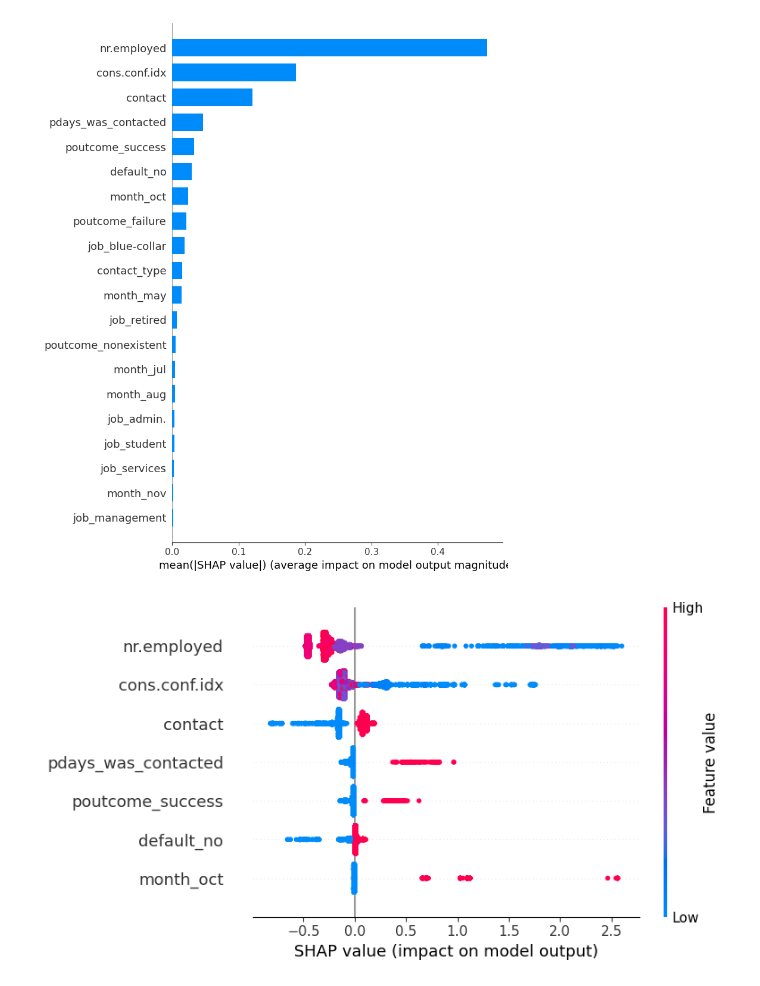
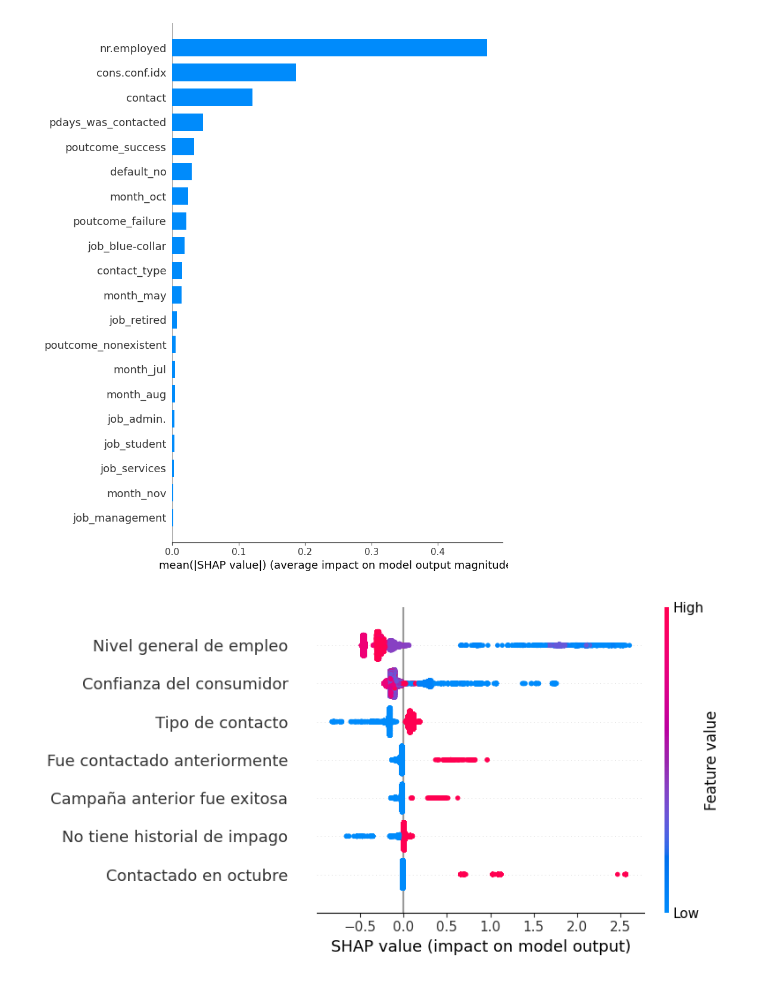
Before and after one commit to aramosc09/prueba-tecnica-banorte, a Jupyter notebook: main.ipynb, the cells around one changed output. Saved outputs shown, nothing was run; the diff lists cells and outputs as text; code cells hidden in the pictures.

```diff
--- a/mynotebook.ipynb
+++ b/main.ipynb
@@ -1409,30 +1406,39 @@ ALIFT (Area under Lift Curve): 0.7714
 [figure]
 [figure]
 [figure]
-# %%
-# TOP 7 SHAP
-import shap
-
-# Extraer nombres de features
-X_test_df = pd.DataFrame(X_test, columns=features)
-
-# Obtener valores SHAP
-explainer = shap.Explainer(final_model)
-shap_values = explainer(X_test_df)
-
-# Calcular importancia media absoluta
-shap_values_df = pd.DataFrame(shap_values.values, columns=X_test_df.columns)
-mean_abs_shap = shap_values_df.abs().mean().sort_values(ascending=False)
-
-# Seleccionar top 7
-top_7_features = mean_abs_shap.head(7).index.tolist()
-top_7_indices = [X_test_df.columns.get_loc(f) for f in top_7_features]
-
-# Filtrar valores SHAP y X_test para esas columnas
-top_7_shap_values = shap_values[:, top_7_indices]
-top_7_X_test_df = X_test_df[top_7_features]
-
-# Mostrar plot SHAP de resumen para top 7
-shap.summary_plot(top_7_shap_values, top_7_X_test_df, plot_type="dot")
-# %% [output]
-[figure, removed]
+# %%
+# TOP 7
+import shap
+
+X_test_df = pd.DataFrame(X_test, columns=features)
+
+#  SHAP values
+explainer = shap.Explainer(final_model)
+shap_values = explainer(X_test_df)
+
+shap_values_df = pd.DataFrame(shap_values.values, columns=X_test_df.columns)
+mean_abs_shap = shap_values_df.abs().mean().sort_values(ascending=False)
+
+# top 7
+top_7_features = mean_abs_shap.head(7).index.tolist()
+top_7_indices = [X_test_df.columns.get_loc(f) for f in top_7_features]
+top_7_shap_values = shap_values[:, top_7_indices]
+top_7_X_test_df = X_test_df[top_7_features]
+
+# friendly labels
+label_map = {
+    'nr.employed': "Nivel general de empleo",
+    'cons.conf.idx': "Confianza del consumidor",
+    'contact': "Tipo de contacto",
+    'pdays_was_contacted': "Fue contactado anteriormente",
+    'poutcome_success': "Campaña anterior fue exitosa",
+    'default_no': "No tiene historial de impago",
+    'month_oct': "Contactado en octubre"
+}
+pretty_labels = [label_map.get(f, f) for f in top_7_features]
+top_7_X_test_df.columns = pretty_labels
+top_7_shap_values.feature_names = pretty_labels
+
+shap.summary_plot(top_7_shap_values, top_7_X_test_df, plot_type="dot")
+# %% [output]
+[figure, added]
```
Also changed, not shown: parts of 2 cells of this notebook, 8 other files.
